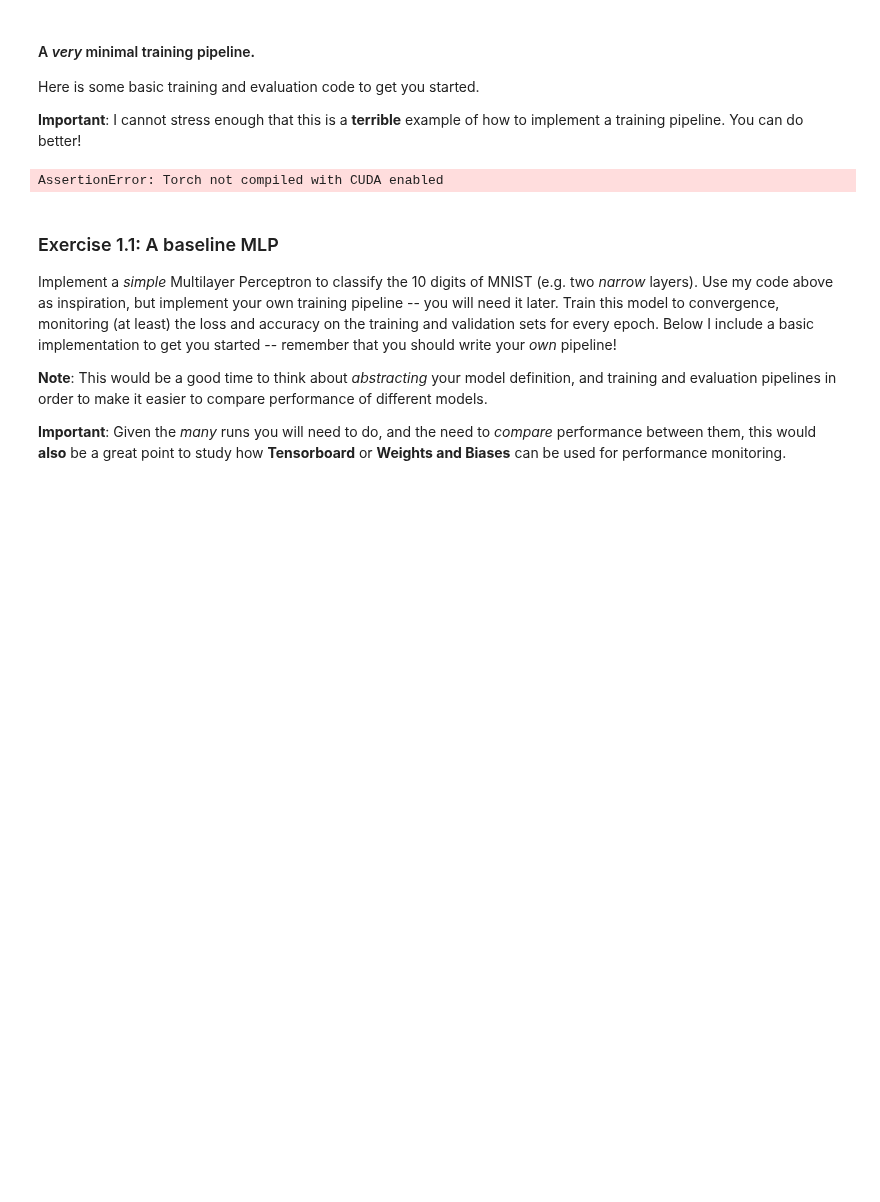
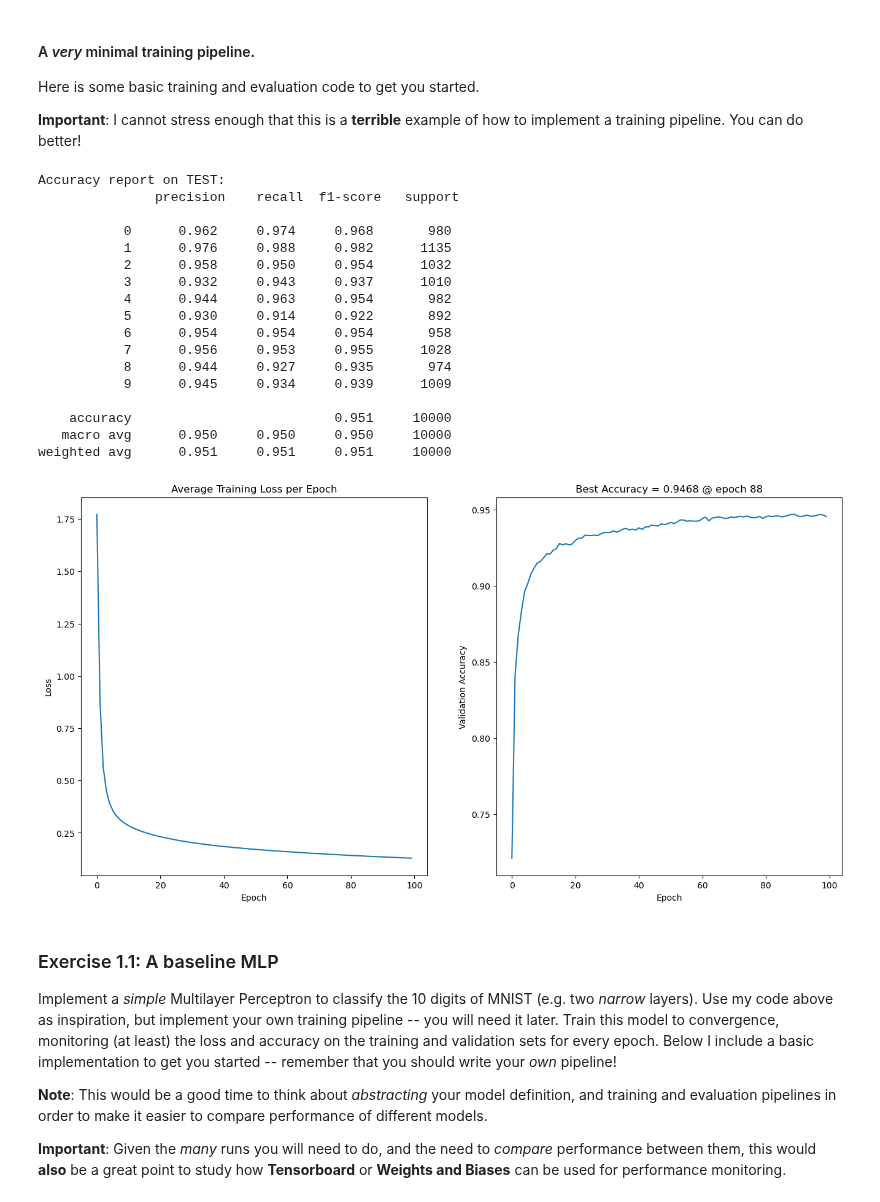
Before and after one commit to BaiardiLorenzo/DLA, a Jupyter notebook: Lab1-CNNs.ipynb, the cells around one changed output. Saved outputs shown, nothing was run; the diff lists cells and outputs as text; code cells hidden in the pictures; blank space fills up the shorter version.

Commit message:
insert new training

```diff
--- a/Lab1-CNNs.ipynb
+++ b/Lab1-CNNs.ipynb
@@ -109,6 +107,49 @@ def plot_validation_curves(losses_and_accs):
     plt.xlabel('Epoch')
     plt.ylabel('Validation Accuracy')
     plt.title(f'Best Accuracy = {np.max(accs)} @ epoch {np.argmax(accs)}')
+# %%
+import torch
+import numpy as np
+from tqdm import tqdm
+from sklearn.metrics import accuracy_score, classification_report
+import matplotlib.pyplot as plt
+
+def train_model(model, data_loader, optimizer, device):
+    model.train()
+    total_loss = 0
+    for inputs, targets in tqdm(data_loader):
+        inputs, targets = inputs.to(device), targets.to(device)
+        optimizer.zero_grad()
+        outputs = model(inputs)
+        loss = torch.nn.functional.cross_entropy(outputs, targets)
+        loss.backward()
+        optimizer.step()
+        total_loss += loss.item()
+    return total_loss / len(data_loader)
+
+def evaluate_model(model, data_loader, device):
+    model.eval()
+    all_predictions = []
+    all_targets = []
+    with torch.no_grad():
+        for inputs, targets in tqdm(data_loader):
+            inputs = inputs.to(device)
+            outputs = model(inputs)
+            _, predictions = torch.max(outputs, 1)
+            all_predictions.extend(predictions.cpu().numpy())
+            all_targets.extend(targets.cpu().numpy())
+    return accuracy_score(all_targets, all_predictions), classification_report(all_targets, all_predictions)
+
+def plot_training_history(training_history):
+    losses, accuracies = zip(*training_history)
+    plt.figure(figsize=(16, 8))
+    plt.subplot(1, 2, 1)
+    plt.plot(losses)
+    plt.title('Training loss per epoch')
+    plt.subplot(1, 2, 2)
+    plt.plot(accuracies)
+    plt.title('Validation accuracy per epoch')
+    plt.show()
 # %% [markdown]
 #### A basic, parameterized MLP
 
@@ -129,37 +170,54 @@ Here is some basic training and evaluation code to get you started.
 **Important**: I cannot stress enough that this is a **terrible** example of how to implement a training pipeline. You can do better!
 # %%
 # Training hyperparameters.
-device = 'cuda'
+device = 'cpu'
 epochs = 100
 lr = 0.0001
 batch_size = 128
 
 # Architecture hyperparameters.
 input_size = 28*28
 width = 16
 depth = 2
 
 # Dataloaders.
 dl_train = torch.utils.data.DataLoader(ds_train, batch_size, shuffle=True, num_workers=4)
 dl_val   = torch.utils.data.DataLoader(ds_val, batch_size, num_workers=4)
 dl_test  = torch.utils.data.DataLoader(ds_test, batch_size, shuffle=True, num_workers=4)
 
 # Instantiate model and optimizer.
 model_mlp = MLP([input_size] + [width]*depth + [10]).to(device)
 opt = torch.optim.Adam(params=model_mlp.parameters(), lr=lr)
 
 # Training loop.
 losses_and_accs = []
 for epoch in range(epochs):
     loss = train_epoch(model_mlp, dl_train, opt, epoch, device=device)
     (val_acc, _) = evaluate_model(model_mlp, dl_val, device=device)
     losses_and_accs.append((loss, val_acc))
 
 # And finally plot the curves.
 plot_validation_curves(losses_and_accs)
 print(f'Accuracy report on TEST:\n {evaluate_model(model_mlp, dl_test, device=device)[1]}')
 # %% [output]
-AssertionError: Torch not compiled with CUDA enabled
+Accuracy report on TEST:
+               precision    recall  f1-score   support
+
+           0      0.962     0.974     0.968       980
+           1      0.976     0.988     0.982      1135
+           2      0.958     0.950     0.954      1032
+           3      0.932     0.943     0.937      1010
+           4      0.944     0.963     0.954       982
+           5      0.930     0.914     0.922       892
+           6      0.954     0.954     0.954       958
+           7      0.956     0.953     0.955      1028
+           8      0.944     0.927     0.935       974
+           9      0.945     0.934     0.939      1009
+
+    accuracy                          0.951     10000
+   macro avg      0.950     0.950     0.950     10000
+weighted avg      0.951     0.951     0.951     10000
+[figure, added]
 # %% [markdown]
 ### Exercise 1.1: A baseline MLP
 
```
Also changed, not shown: parts of 1 cell of this notebook.
